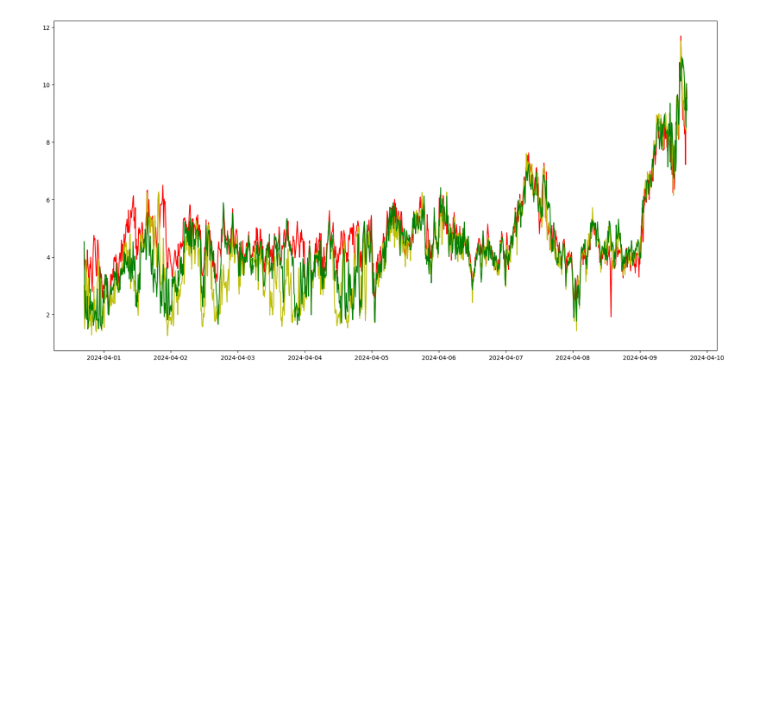
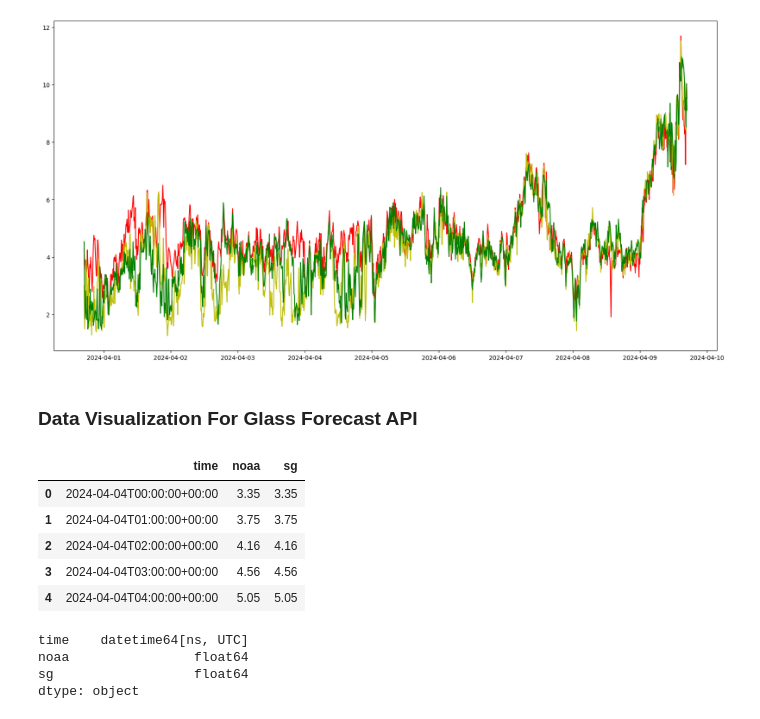
Before and after one commit to dungbachviet/windspeed-forecast-project, a Jupyter notebook: visualization.ipynb, the cells around one changed output. Cells and saved outputs as stored; diff of their text form; code cells hidden in the pictures; blank space fills up the shorter version.

```diff
--- a/visualization.ipynb
+++ b/visualization.ipynb
@@ -63,3 +63,18 @@ plt.plot(real_wind_df["PCTimeStamp"], real_wind_df["HD03_Ambient WindSpeed Avg.
 plt.show()
 # %% [output]
 [figure]
+# %% [markdown]
+### Data Visualization For Glass Forecast API
+# %%
+# LOAD FROM CSV TO PANDAS
+glass_wind_df = pd.read_csv('csv/glass_forecast_100m.csv')
+
+# SHOW DATA
+glass_wind_df.head(5)
+# %% [output]
+|  | time | noaa | sg |
+| 0 | 2024-04-04T00:00:00+00:00 | 3.35 | 3.35 |
+| 1 | 2024-04-04T01:00:00+00:00 | 3.75 | 3.75 |
+| 2 | 2024-04-04T02:00:00+00:00 | 4.16 | 4.16 |
+| 3 | 2024-04-04T03:00:00+00:00 | 4.56 | 4.56 |
+| 4 | 2024-04-04T04:00:00+00:00 | 5.05 | 5.05 |
@@ -65,0 +90,8 @@ plt.show()
+# %%
+# CHECK TYPE OF ALL COLUMNS
+glass_wind_df.dtypes
+# %% [output]
+time    datetime64[ns, UTC]
+noaa                float64
+sg                  float64
+dtype: object
```
Also changed, not shown: parts of 9 cells of this notebook, 2 other files.
